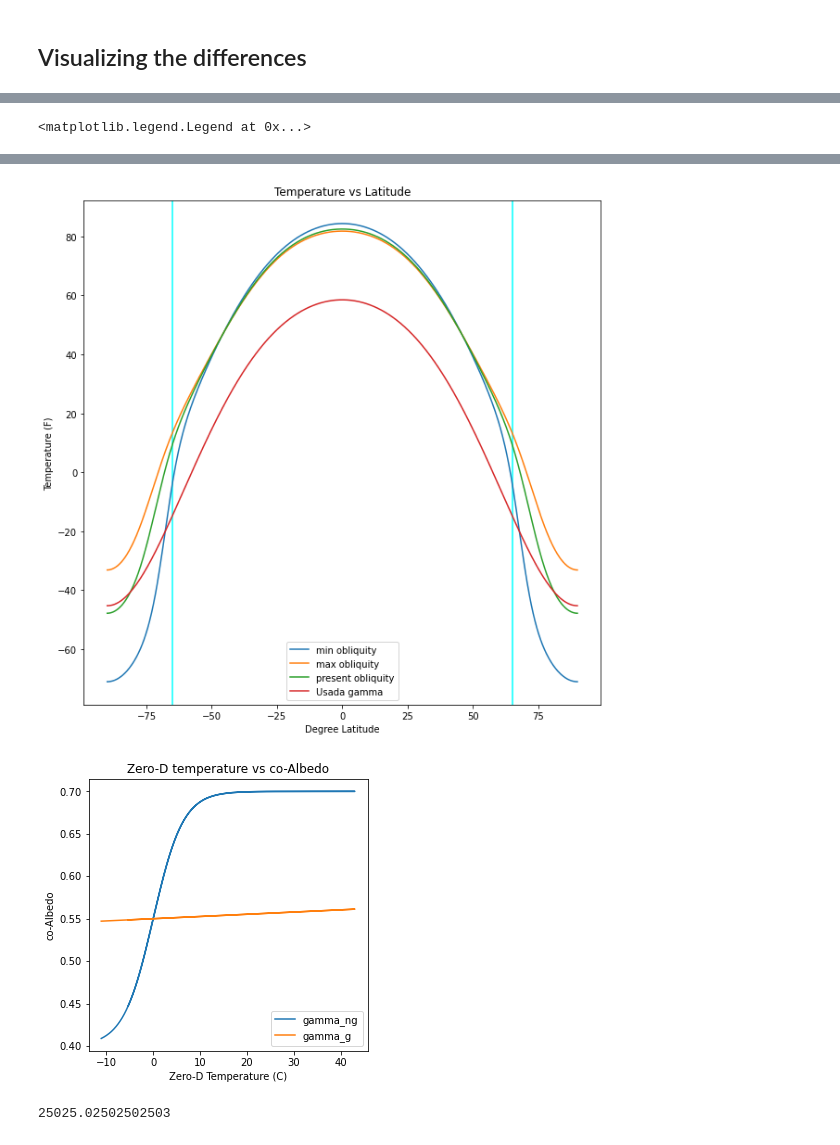
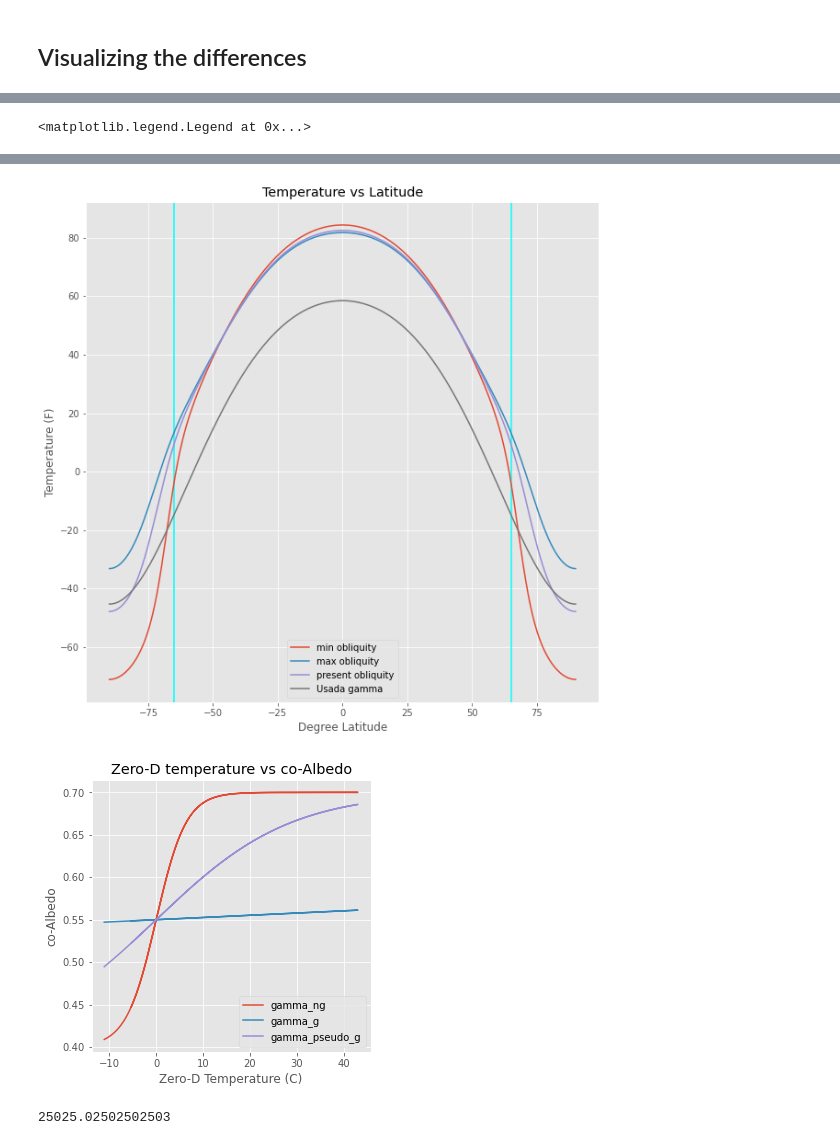
Before and after one commit to soundofives/worldbuilding, a Jupyter notebook: dnd-progs/orbital_mechanics.ipynb, the cells around one changed output, grey strips where cells are left out. Cells and saved outputs as stored; diff of their text form; code cells hidden in the pictures.

```diff
--- a/dnd-progs/orbital_mechanics.ipynb
+++ b/dnd-progs/orbital_mechanics.ipynb
@@ -7,6 +7,8 @@ from scipy.optimize import curve_fit #used for curve fitting
 import random
 from mpl_toolkits.mplot3d.axes3d import Axes3D
 import matplotlib.transforms as mtransforms
+
+plt.style.use('ggplot')
 # %%
 def make_patch_spines_invisible(ax):
     ax.set_frame_on(True)
@@ -519,6 +521,7 @@ t = np.linspace(0,1e5,1000)
 
 #gamma = 5
 gamma_ng = 9 #gamma for non glacial period
+gamma_pseudo_g = 2 #weaker glacial period
 gamma_g = 0.1 #gamma for usada period, corresponding to a glacial period brought on by ubiquitious dust in the atmosphere
 
 sigma = 5.67e-8 #Steffan Boltzmann constant; Watt / (meter^2 K^4)
@@ -636,6 +639,7 @@ plt.legend(loc='best')
 plt.figure(figsize=[5,5])
 plt.plot(KtoC(temp_0D(Ibar(t,latitude_r))),A_T(temp_0D(Ibar(t,latitude_r)),gamma_ng ),label='gamma_ng')
 plt.plot(KtoC(temp_0D(Ibar(t,latitude_r))),A_T(temp_0D(Ibar(t,latitude_r)),gamma_g ),label='gamma_g')
+plt.plot(KtoC(temp_0D(Ibar(t,latitude_r))),A_T(temp_0D(Ibar(t,latitude_r)),gamma_pseudo_g ),label='gamma_pseudo_g')
 plt.xlabel('Zero-D Temperature (C)')
 plt.ylabel('co-Albedo')
 plt.title('Zero-D temperature vs co-Albedo')
@@ -663,5 +667,5 @@ Temperature at 65 lat, difference present vs min:  -13.383693118716781
-[figure, old version]
+[figure, new version]
-[figure, old version]
+[figure, new version]
 # %%
 k23_indices = np.where(t > 23000)
 t[250]
```
Also changed, not shown: parts of 11 cells of this notebook.
